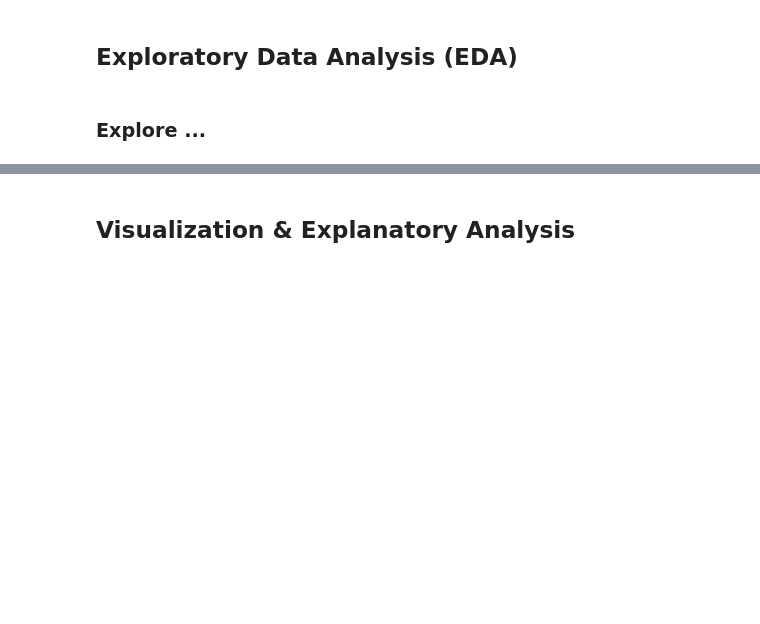
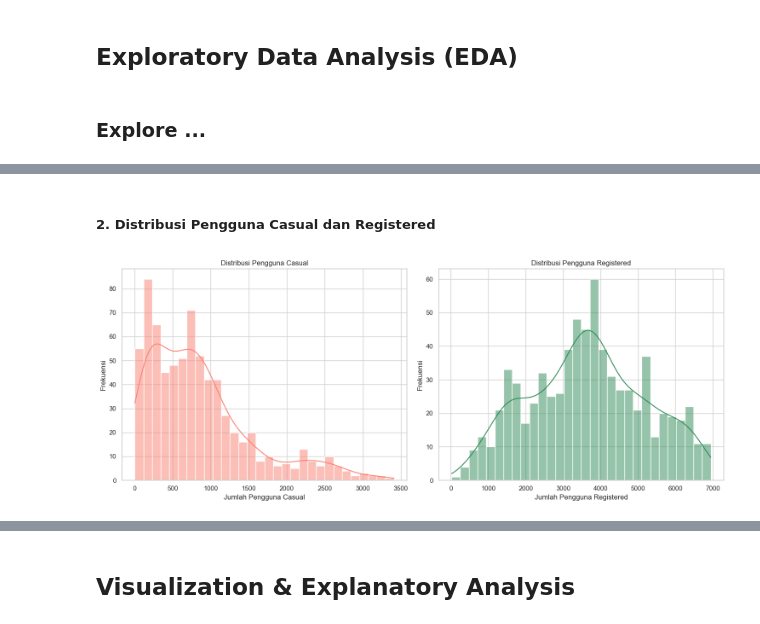
Before and after one commit to z0zero/Submission-Proyek-Analisis-Data, a Jupyter notebook: notebook.ipynb, the cells around one changed output, grey strips where cells are left out. Cells and saved outputs as stored; diff of their text form; code cells hidden in the pictures; blank space fills up the shorter version.

```diff
--- a/notebook.ipynb
+++ b/notebook.ipynb
@@ -435,0 +602,20 @@ workingday
+# %% [markdown]
+##### 2. Distribusi Pengguna Casual dan Registered
+# %%
+# Distribusi Pengguna Casual dan Registered (Univariate)
+fig, axes = plt.subplots(1, 2, figsize=(15, 6))
+
+sns.histplot(df_day_clean['casual'], bins=30, kde=True, ax=axes[0], color='salmon')
+axes[0].set_title('Distribusi Pengguna Casual')
+axes[0].set_xlabel('Jumlah Pengguna Casual')
+axes[0].set_ylabel('Frekuensi')
+
+sns.histplot(df_day_clean['registered'], bins=30, kde=True, ax=axes[1], color='seagreen')
+axes[1].set_title('Distribusi Pengguna Registered')
+axes[1].set_xlabel('Jumlah Pengguna Registered')
+axes[1].set_ylabel('Frekuensi')
+
+plt.tight_layout()
+plt.show()
+# %% [output]
+[figure, added]
```
Also changed, not shown: parts of 109 cells of this notebook.
